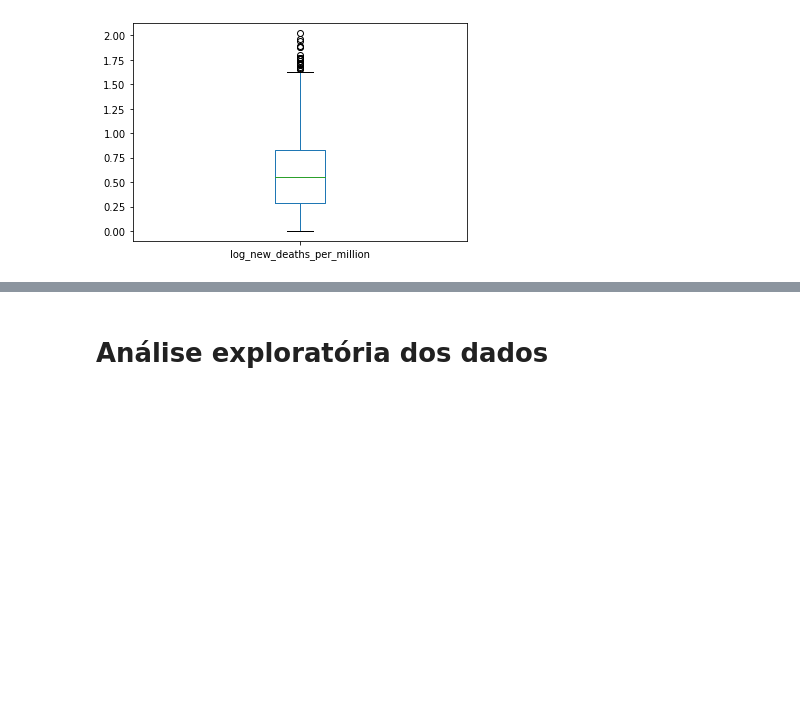
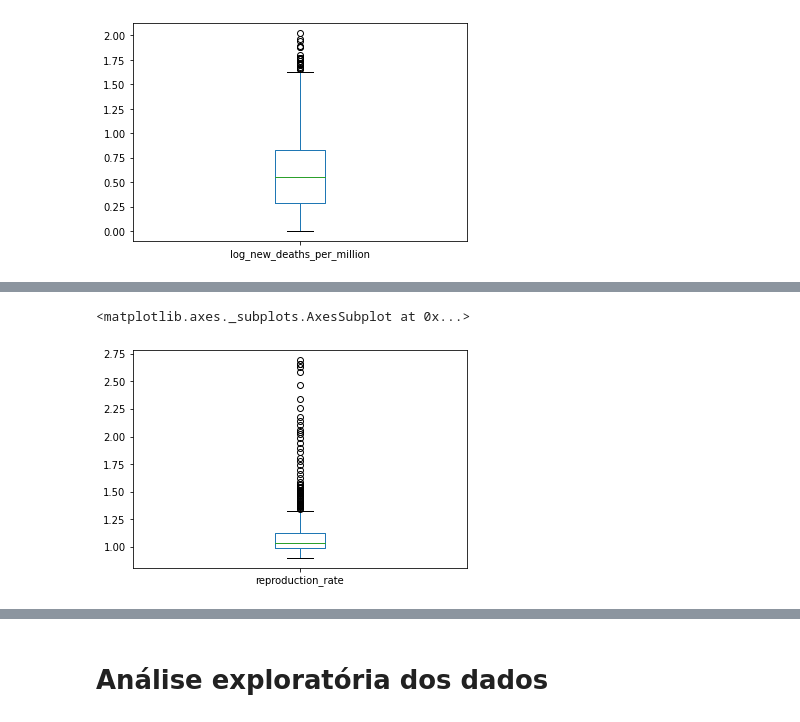
Before and after one commit to lluk4z/IF697-CienciaDeDados, a Jupyter notebook: Projeto01.ipynb, the cells around one changed output, grey strips where cells are left out. Saved outputs shown, nothing was run; the diff lists cells and outputs as text; code cells hidden in the pictures; blank space fills up the shorter version.

```diff
--- a/Projeto01.ipynb
+++ b/Projeto01.ipynb
@@ -392,3 +393,7 @@ See the caveats in the documentation: https://pandas.pydata.org/pandas-docs/stab
   """Entry point for launching an IPython kernel.
 <matplotlib.axes._subplots.AxesSubplot at 0x...>
 [figure]
+# %%
+strin_brasil_Hi = df.loc[(df['stringency_category'] == 'Alta_estringencia') | (df['stringency_category'] == 'Media_estringencia')]
+
+strin_brasil_Hi = strin_brasil_Hi[strin_brasil_Hi.location=="Brazil"]
@@ -394,0 +433,5 @@ See the caveats in the documentation: https://pandas.pydata.org/pandas-docs/stab
+# %%
+strin_brasil_Hi['reproduction_rate'].plot(kind='box')
+# %% [output]
+<matplotlib.axes._subplots.AxesSubplot at 0x...>
+[figure, added]
```
Also changed, not shown: parts of 11 cells of this notebook.
